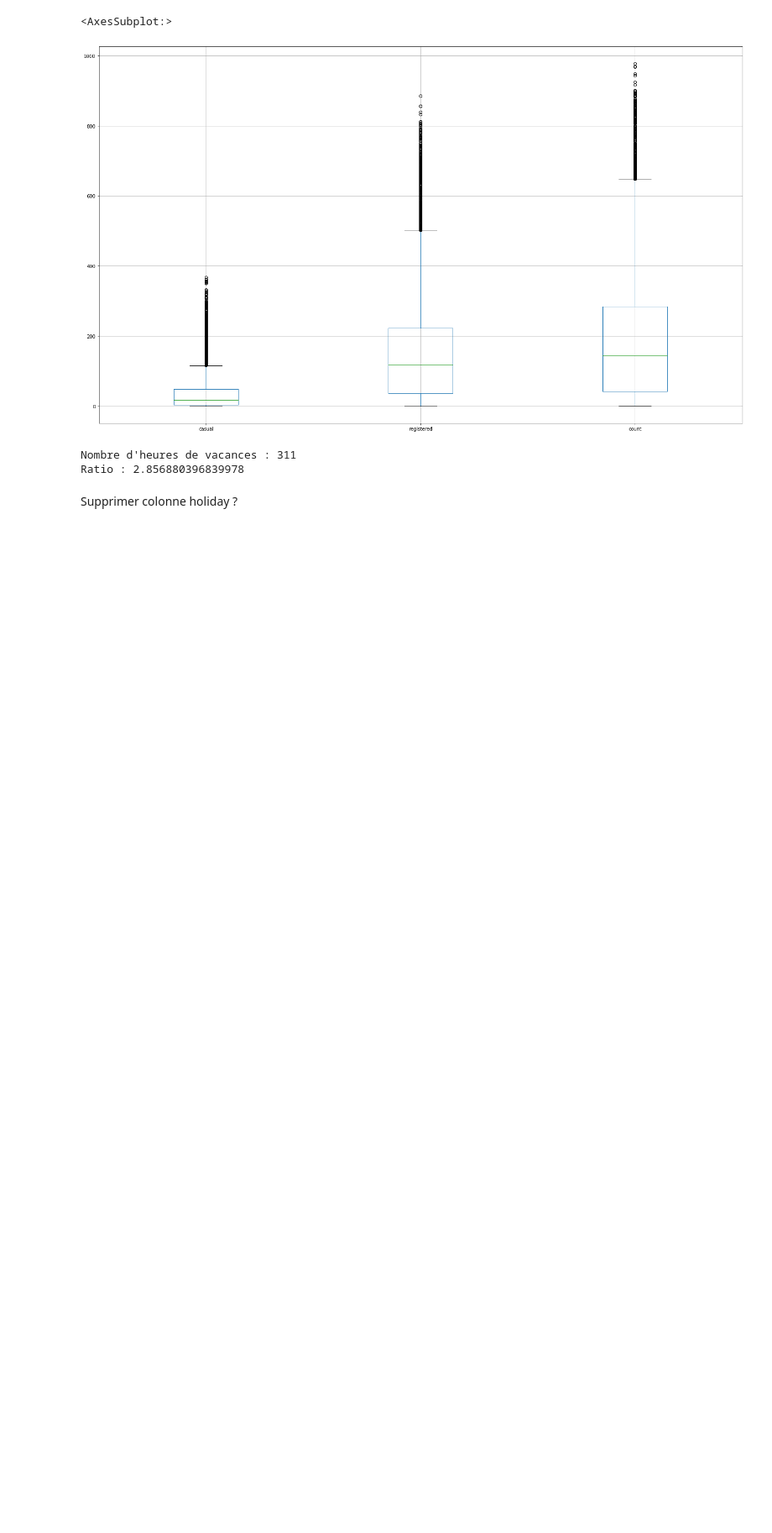
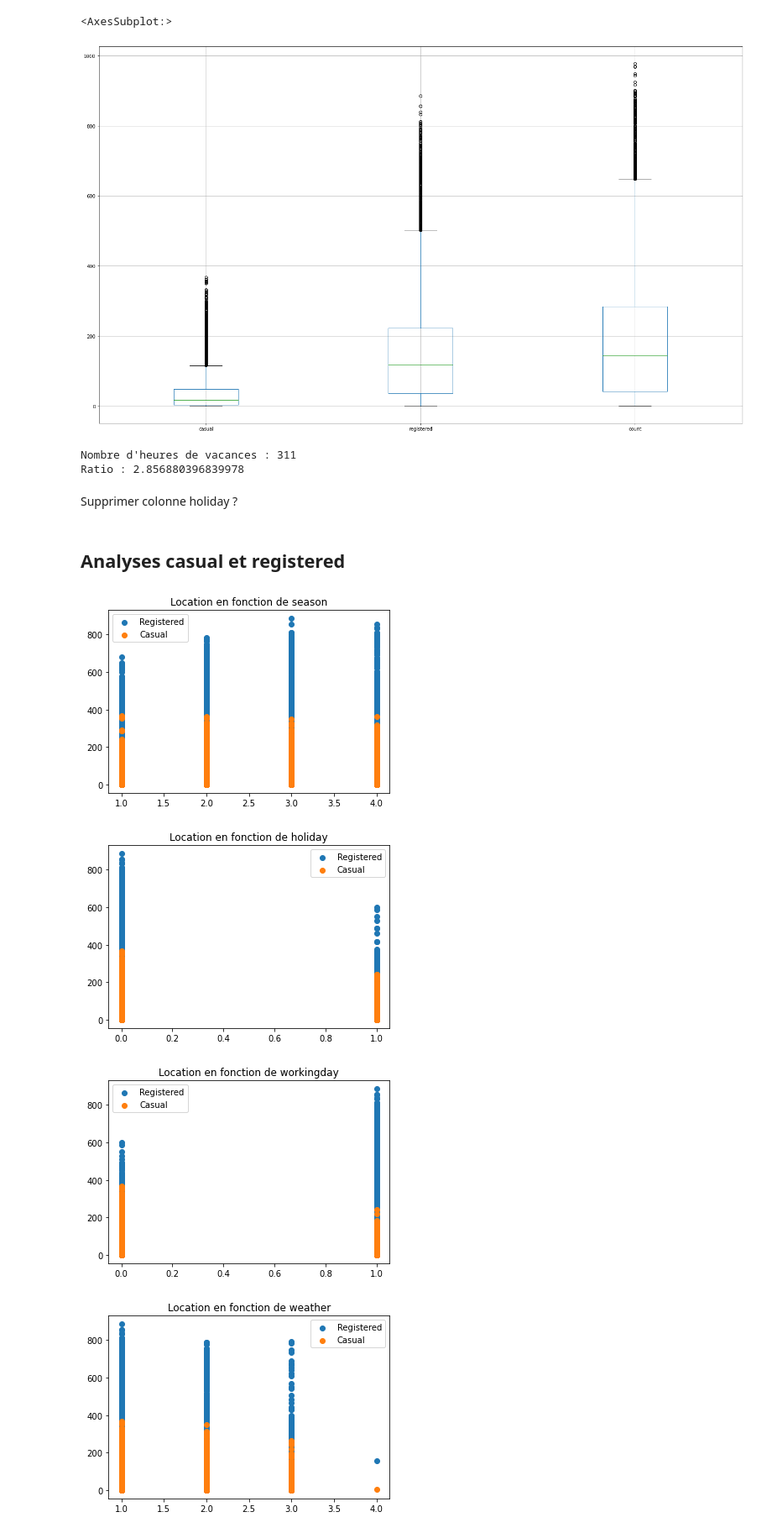
Before and after one commit to RudyBourez/Bike_Sharing, a Jupyter notebook: analyses_rudy.ipynb, the cells around one changed output. Shown at 84% size. Cells and saved outputs as stored; diff of their text form; code cells hidden in the pictures; blank space fills up the shorter version.

```diff
--- a/analyses_rudy.ipynb
+++ b/analyses_rudy.ipynb
@@ -139,3 +139,5 @@ Nombre d'heures de vacances : 311
 Ratio : 2.856880396839978
 # %% [markdown]
 Supprimer colonne holiday ?
+# %% [markdown]
+## Analyses casual et registered
@@ -141,0 +147,12 @@ Supprimer colonne holiday ?
+# %%
+for col in df.drop(["datetime", "registered","count","casual"],axis=1).columns:
+    plt.scatter(df[col], df["registered"], label="Registered")
+    plt.scatter(df[col], df["casual"], label="Casual")
+    plt.legend()
+    plt.title(f"Location en fonction de {col}")
+    plt.show()
+# %% [output]
+[figure, added]
+[figure, added]
+[figure, added]
+[figure, added]
```
Also changed, not shown: parts of 2 cells of this notebook, 5 other files.
